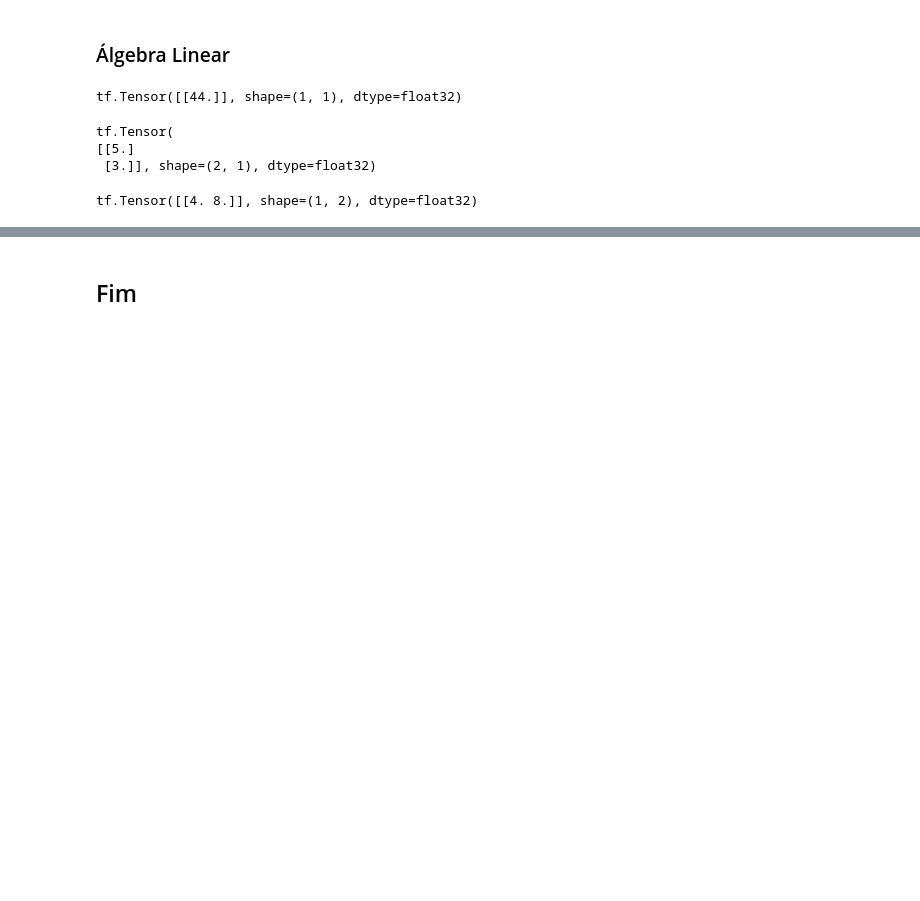
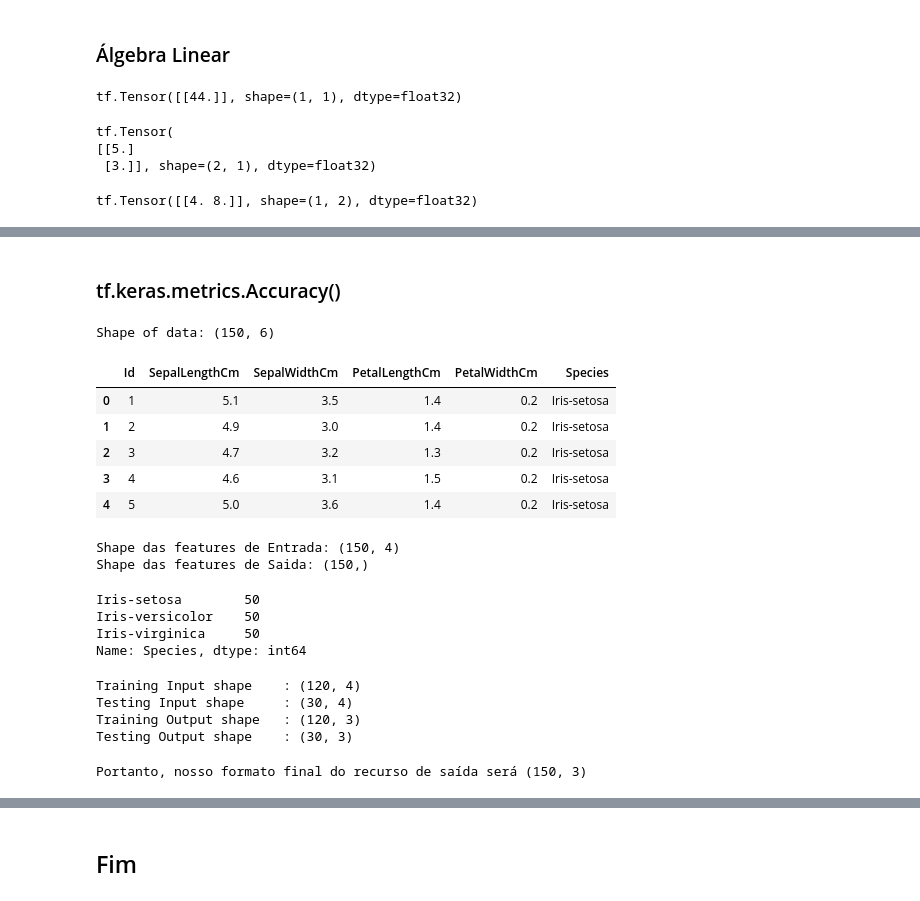
Before and after one commit to machadodecastro/python-ciencia-dados, a Jupyter notebook: cap14_tensorflow.ipynb, the cells around one changed output, grey strips where cells are left out. Saved outputs shown, nothing was run; the diff lists cells and outputs as text; code cells hidden in the pictures; blank space fills up the shorter version.

```diff
--- a/cap14_tensorflow.ipynb
+++ b/cap14_tensorflow.ipynb
@@ -331,0 +1016,2 @@ tf.Tensor([[4. 8.]], shape=(1, 2), dtype=float32)
+# %% [markdown]
+### tf.keras.metrics.Accuracy()
@@ -331,0 +1034,52 @@ tf.Tensor([[4. 8.]], shape=(1, 2), dtype=float32)
+# %%
+connection = sqlite3.connect('databases/iris.sqlite')
+data = pd.read_sql_query(''' SELECT * FROM IRIS ''', connection)
+print("Shape of data: {}".format(data.shape))
+# %% [output]
+Shape of data: (150, 6)
+# %%
+data.head()
+# %% [output]
+|  | Id | SepalLengthCm | SepalWidthCm | PetalLengthCm | PetalWidthCm | Species |
+| 0 | 1 | 5.1 | 3.5 | 1.4 | 0.2 | Iris-setosa |
+| 1 | 2 | 4.9 | 3.0 | 1.4 | 0.2 | Iris-setosa |
+| 2 | 3 | 4.7 | 3.2 | 1.3 | 0.2 | Iris-setosa |
+| 3 | 4 | 4.6 | 3.1 | 1.5 | 0.2 | Iris-setosa |
+| 4 | 5 | 5.0 | 3.6 | 1.4 | 0.2 | Iris-setosa |
+# %%
+Y = data['Species']
+X = data.drop(['Id', 'Species'], axis=1)
+print("Shape das features de Entrada: {}".format(X.shape))
+print("Shape das features de Saida: {}".format(Y.shape))
+# %% [output]
+Shape das features de Entrada: (150, 4)
+Shape das features de Saida: (150,)
+# %%
+Y.value_counts()
+# %% [output]
+Iris-setosa        50
+Iris-versicolor    50
+Iris-virginica     50
+Name: Species, dtype: int64
+# %%
+x_train, x_test, y_train, y_test = train_test_split(X, Y_final, test_size=0.2, random_state=seed, stratify=Y_encoded, shuffle=True)
+
+print("Training Input shape\t: {}".format(x_train.shape))
+print("Testing Input shape\t: {}".format(x_test.shape))
+print("Training Output shape\t: {}".format(y_train.shape))
+print("Testing Output shape\t: {}".format(y_test.shape))
+# %% [output]
+Training Input shape    : (120, 4)
+Testing Input shape     : (30, 4)
+Training Output shape   : (120, 3)
+Testing Output shape    : (30, 3)
+# %%
+lbl_clf = LabelEncoder()
+Y_encoded = lbl_clf.fit_transform(Y)
+
+# Keras exige que seu recurso de saída tenha valores codificados one-hot.
+Y_final = tf.keras.utils.to_categorical(Y_encoded)
+
+print("Portanto, nosso formato final do recurso de saída será {}".format(Y_final.shape))
+# %% [output]
+Portanto, nosso formato final do recurso de saída será (150, 3)
```
Also changed, not shown: parts of 95 cells of this notebook, 2 other files.
